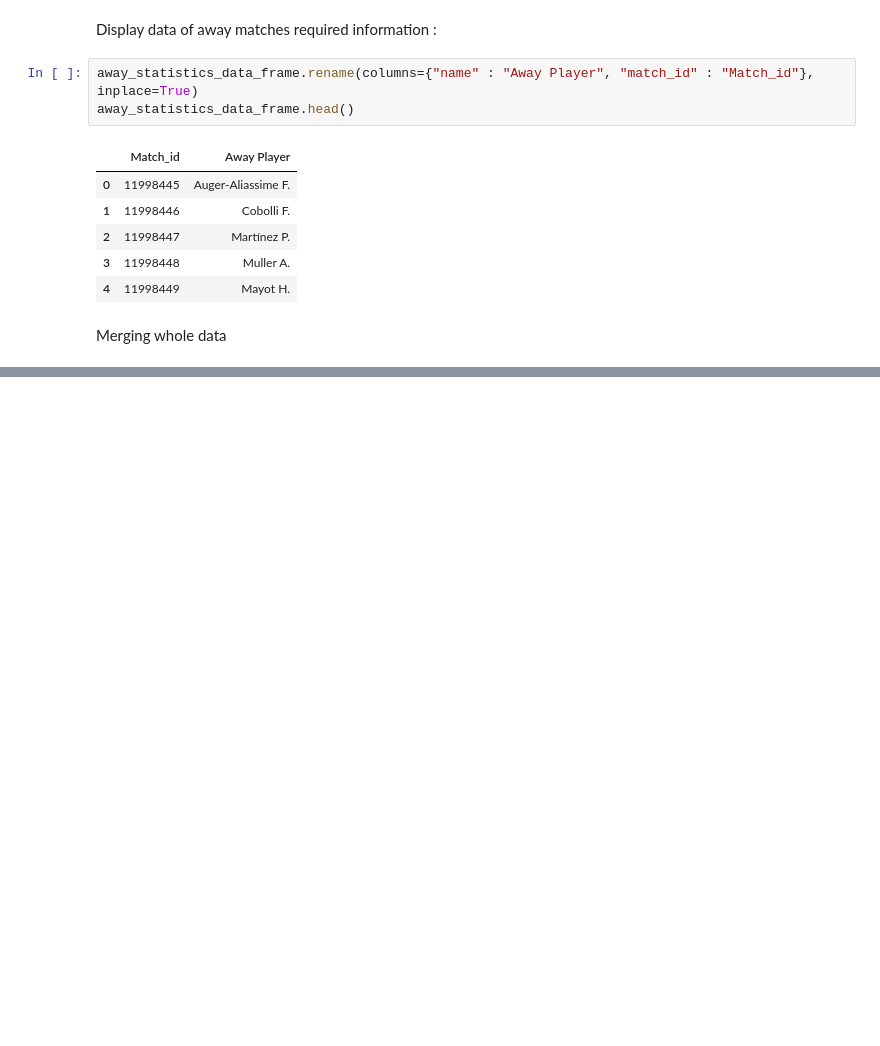
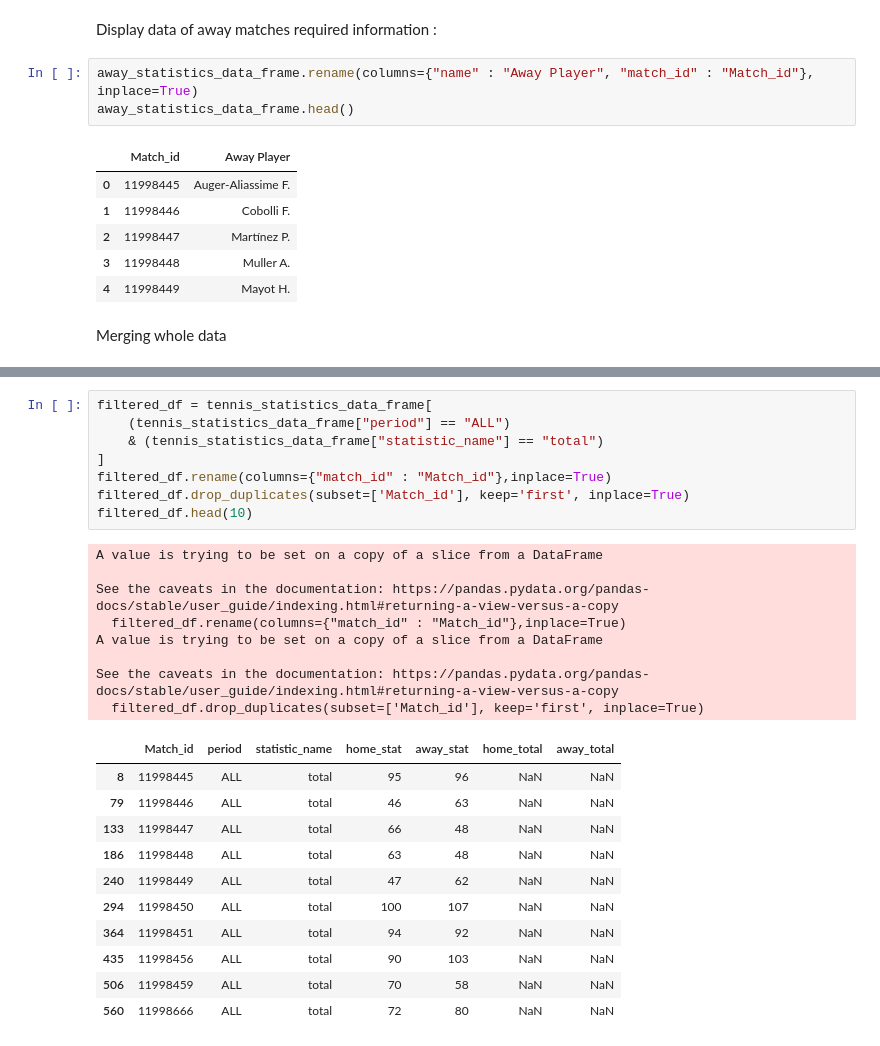
Before and after one commit to shahabnajmosadatypy/SofaScore-Tennis-Analysis, a Jupyter notebook: notebooks/3.ipynb, the cells around one changed output, grey strips where cells are left out. Drawn from its saved outputs; the diff is of its cells as text; blank space fills up the shorter version.

```diff
--- a/notebooks/3.ipynb
+++ b/notebooks/3.ipynb
@@ -179,0 +174,28 @@ merged_df_unique.head(25)
+# %%
+filtered_df = tennis_statistics_data_frame[
+    (tennis_statistics_data_frame["period"] == "ALL")
+    & (tennis_statistics_data_frame["statistic_name"] == "total")
+]
+filtered_df.rename(columns={"match_id" : "Match_id"},inplace=True)
+filtered_df.drop_duplicates(subset=['Match_id'], keep='first', inplace=True)
+filtered_df.head(10)
+# %% [output]
+A value is trying to be set on a copy of a slice from a DataFrame
+
+See the caveats in the documentation: https://pandas.pydata.org/pandas-docs/stable/user_guide/indexing.html#returning-a-view-versus-a-copy
+  filtered_df.rename(columns={"match_id" : "Match_id"},inplace=True)
+A value is trying to be set on a copy of a slice from a DataFrame
+
+See the caveats in the documentation: https://pandas.pydata.org/pandas-docs/stable/user_guide/indexing.html#returning-a-view-versus-a-copy
+  filtered_df.drop_duplicates(subset=['Match_id'], keep='first', inplace=True)
+|  | Match_id | period | statistic_name | home_stat | away_stat | home_total | away_total |
+| 8 | 11998445 | ALL | total | 95 | 96 | NaN | NaN |
+| 79 | 11998446 | ALL | total | 46 | 63 | NaN | NaN |
+| 133 | 11998447 | ALL | total | 66 | 48 | NaN | NaN |
+| 186 | 11998448 | ALL | total | 63 | 48 | NaN | NaN |
+| 240 | 11998449 | ALL | total | 47 | 62 | NaN | NaN |
+| 294 | 11998450 | ALL | total | 100 | 107 | NaN | NaN |
+| 364 | 11998451 | ALL | total | 94 | 92 | NaN | NaN |
+| 435 | 11998456 | ALL | total | 90 | 103 | NaN | NaN |
+| 506 | 11998459 | ALL | total | 70 | 58 | NaN | NaN |
+| 560 | 11998666 | ALL | total | 72 | 80 | NaN | NaN |
```
Also changed, not shown: parts of 3 cells of this notebook.
